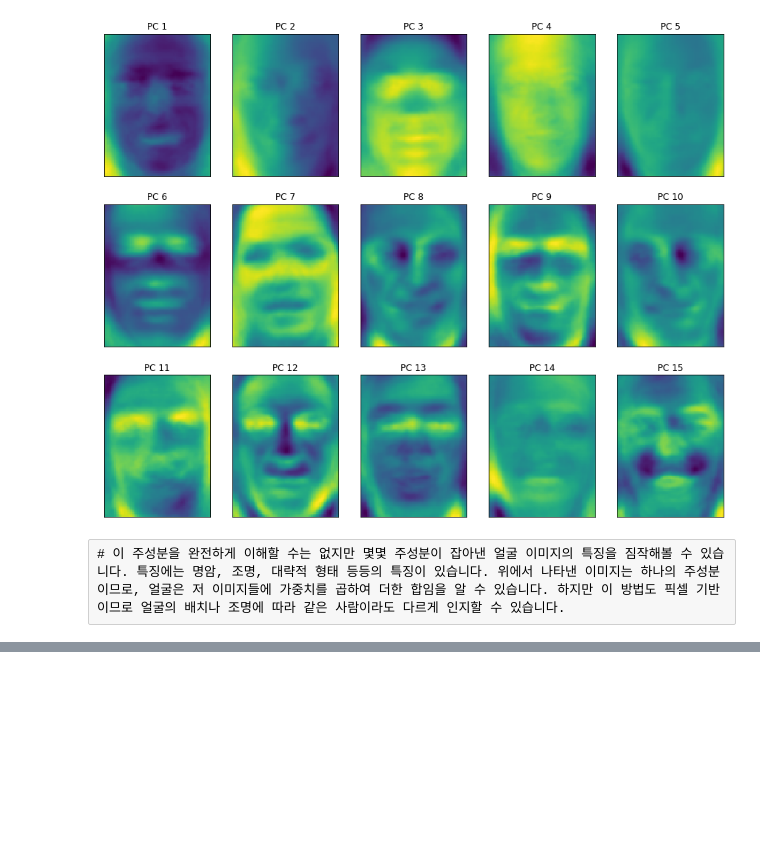
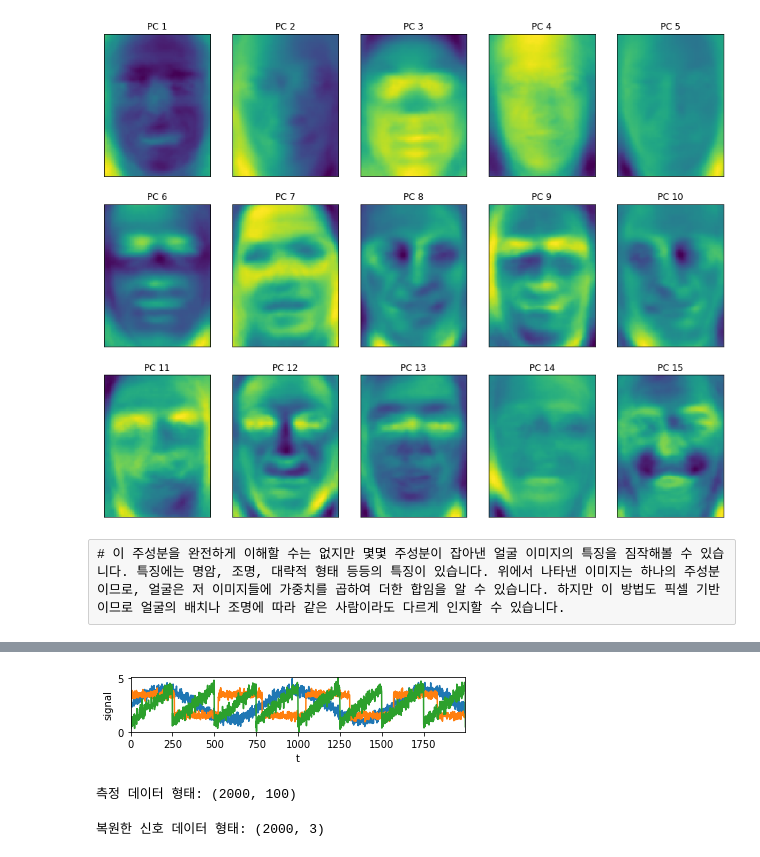
Before and after one commit to jinyoungcho/Machine-Learning-with-Python, a Jupyter notebook: Chapter3_1.ipynb, the cells around one changed output, grey strips where cells are left out. Cells and saved outputs as stored; diff of their text form; code cells hidden in the pictures; blank space fills up the shorter version.

```diff
--- a/Chapter3_1.ipynb
+++ b/Chapter3_1.ipynb
@@ -157,0 +211,9 @@ for i, (component, ax) in enumerate(zip(pca.components_, axes.ravel())):
+# %%
+S = mglearn.datasets.make_signals()
+plt.figure(figsize=(6, 1))
+plt.plot(S, '-')
+plt.xlabel("t")
+plt.ylabel("signal")
+plt.margins(0)
+# %% [output]
+[figure, added]
@@ -157,0 +222,16 @@ for i, (component, ax) in enumerate(zip(pca.components_, axes.ravel())):
+# %%
+# 원본 데이터를 사용해 100개의 측정 데이터를 만듭니다
+A = np.random.RandomState(0).uniform(size=(100, 3))
+X = np.dot(S, A.T)
+print("측정 데이터 형태: {}".format(X.shape))
+# %% [output]
+측정 데이터 형태: (2000, 100)
+# %%
+# NMF를 사용해 세 개의 신호를 복원합니다.
+nmf = NMF(n_components=3, random_state=42)
+S_ = nmf.fit_transform(X)
+print("복원한 신호 데이터 형태: {}".format(S_.shape))
+pca = PCA(n_components=3)
+H = pca.fit_transform(X)
+# %% [output]
+복원한 신호 데이터 형태: (2000, 3)
```
Also changed, not shown: parts of 17 cells of this notebook.
